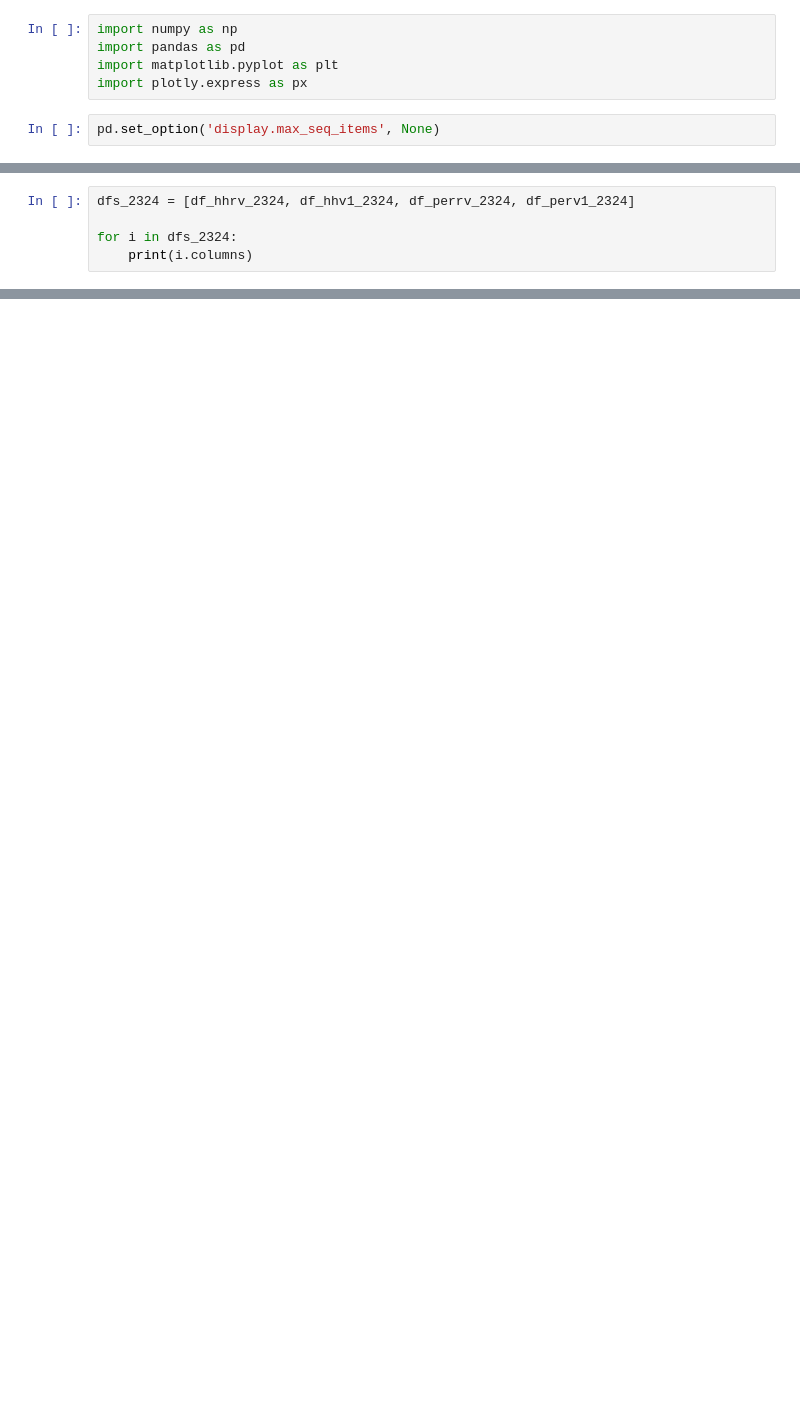
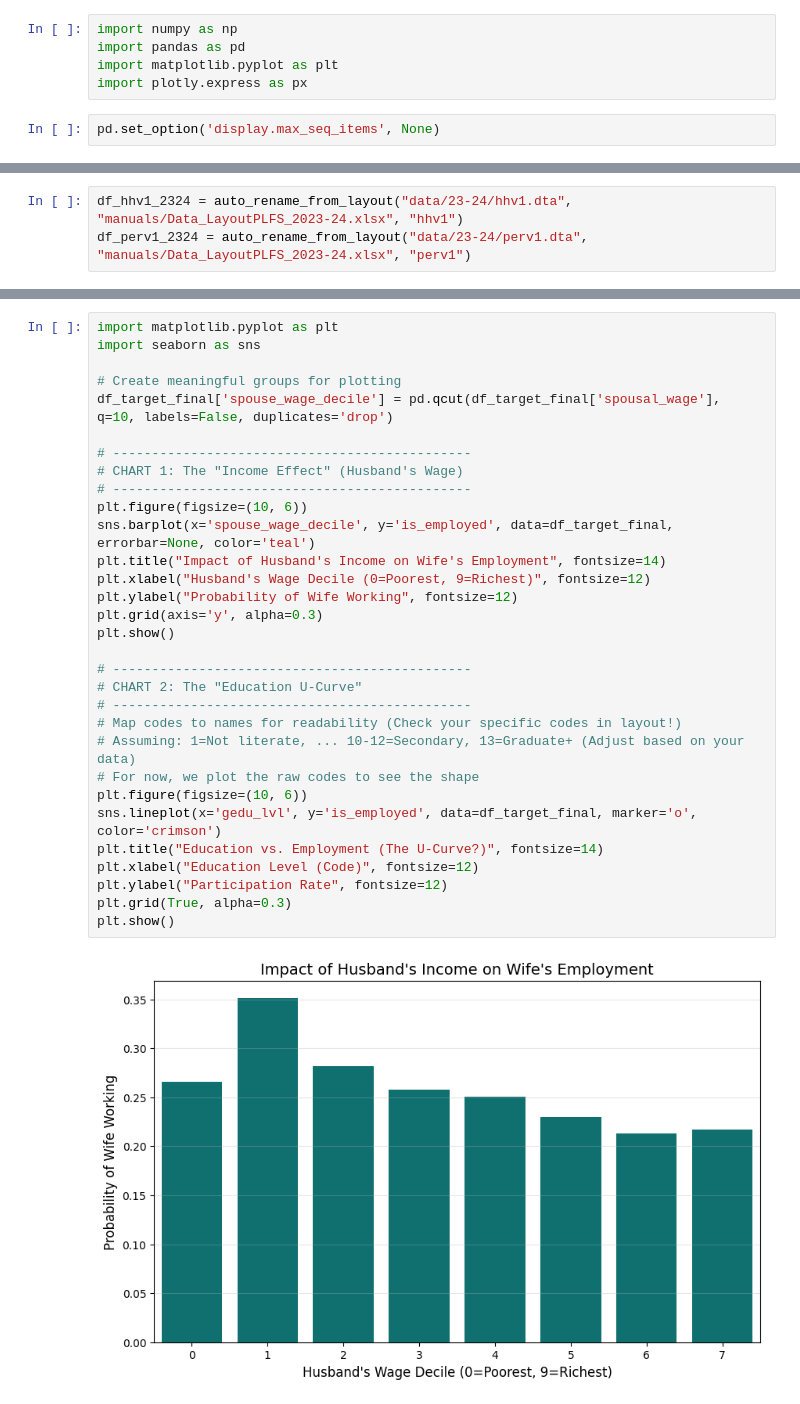
Before and after one commit to ShubhamBhut/PLFS-Analysis---LE-Assignment, a Jupyter notebook: ex.ipynb, the cells around one changed output, grey strips where cells are left out. Cells and saved outputs as stored; diff of their text form; blank space fills up the shorter version.

```diff
--- a/ex.ipynb
+++ b/ex.ipynb
@@ -32,6 +22 @@ Index(['FI_perrv', 'B1q2_perrv', 'qtr_perrv', 'visit_perrv', 'b1q3_perrv',
       dtype='object')
-# %%
-dfs_2324 = [df_hhrv_2324, df_hhv1_2324, df_perrv_2324, df_perv1_2324]
-
-for i in dfs_2324:
-    print(i.columns)
@@ -88,0 +59,3 @@ Name: count, dtype: int64
+# %%
+df_hhv1_2324 = auto_rename_from_layout("data/23-24/hhv1.dta", "manuals/Data_LayoutPLFS_2023-24.xlsx", "hhv1")
+df_perv1_2324 = auto_rename_from_layout("data/23-24/perv1.dta", "manuals/Data_LayoutPLFS_2023-24.xlsx", "perv1")
@@ -88,0 +373,33 @@ Name: count, dtype: int64
+# %%
+import matplotlib.pyplot as plt
+import seaborn as sns
+
+# Create meaningful groups for plotting
+df_target_final['spouse_wage_decile'] = pd.qcut(df_target_final['spousal_wage'], q=10, labels=False, duplicates='drop')
+
+# ----------------------------------------------
+# CHART 1: The "Income Effect" (Husband's Wage)
+# ----------------------------------------------
+plt.figure(figsize=(10, 6))
+sns.barplot(x='spouse_wage_decile', y='is_employed', data=df_target_final, errorbar=None, color='teal')
+plt.title("Impact of Husband's Income on Wife's Employment", fontsize=14)
+plt.xlabel("Husband's Wage Decile (0=Poorest, 9=Richest)", fontsize=12)
+plt.ylabel("Probability of Wife Working", fontsize=12)
+plt.grid(axis='y', alpha=0.3)
+plt.show()
+
+# ----------------------------------------------
+# CHART 2: The "Education U-Curve"
+# ----------------------------------------------
+# Map codes to names for readability (Check your specific codes in layout!)
+# Assuming: 1=Not literate, ... 10-12=Secondary, 13=Graduate+ (Adjust based on your data)
+# For now, we plot the raw codes to see the shape
+plt.figure(figsize=(10, 6))
+sns.lineplot(x='gedu_lvl', y='is_employed', data=df_target_final, marker='o', color='crimson')
+plt.title("Education vs. Employment (The U-Curve?)", fontsize=14)
+plt.xlabel("Education Level (Code)", fontsize=12)
+plt.ylabel("Participation Rate", fontsize=12)
+plt.grid(True, alpha=0.3)
+plt.show()
+# %% [output]
+[figure, added]
```
Also changed, not shown: parts of 24 cells of this notebook.
